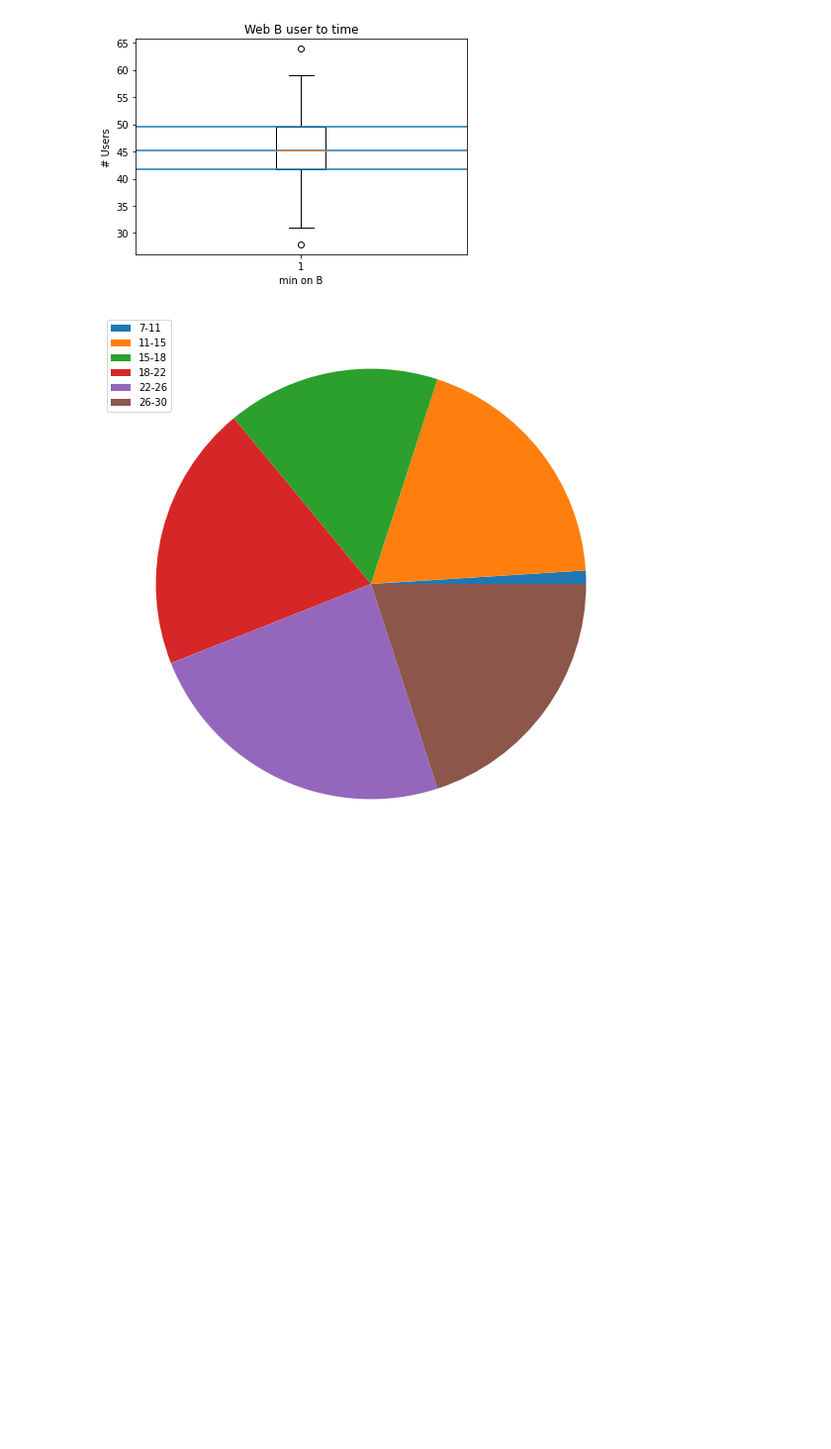
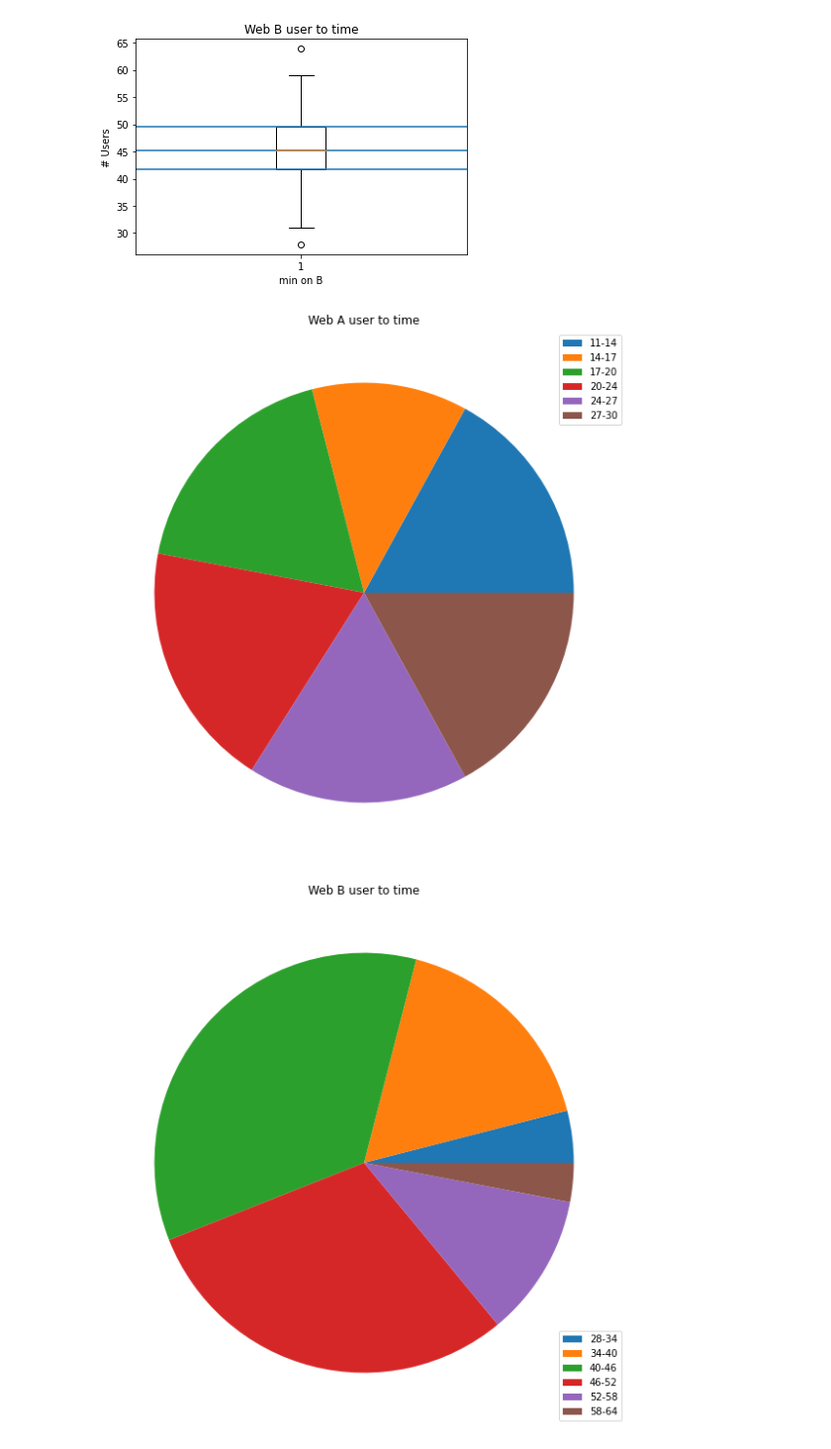
Before and after one commit to Ben-Littell/quality_time, a Jupyter notebook: quality-time.ipynb, the cells around one changed output. Shown: that part at 99% size. Drawn from its saved outputs; the diff is of its cells as text; code cells hidden in the pictures; blank space fills up the shorter version.

Commit message:
Kaggle Notebook | Quality_Time | Version 4

```diff
--- a/quality-time.ipynb
+++ b/quality-time.ipynb
@@ -104,28 +104,31 @@ plotbox(web_b_list,'Web B user to time', 'min on B', '# Users')
 [figure]
 [figure]
 # %%
-def plotpie(data, n):
+def plotpie(data, tit, n=4):
     splits, leg = steps(data, n)
     plt.figure(figsize=(10,10))
     plt.pie(splits)
     plt.legend(leg)
+    plt.title(tit)
     plt.show()
 
 def steps(data, step):
     dran = ((max(data) - min(data)) / step)
     nlist = []
     tlist = []
-    for number in range(step+1):
+    for number in range(1, step+1):
         list2 = []
         for val in data:
-            if val <= min(data) + dran * number and val>min(data)+dran*(number-1):
+            if val<=min(data)+dran*number and val>=min(data)+dran*(number-1):
                 list2.append(val)
         nlist.append(len(list2))
         tlist.append(f'{round(min(data)+dran*(number-1))}-{round(min(data) + dran * number)}')
 
     return nlist, tlist
 
 
-plotpie(web_a_list, 5)
+plotpie(web_a_list, 'Web A user to time', n=6)
+plotpie(web_b_list, 'Web B user to time', n=6)
 # %% [output]
-[figure, old version]
+[figure, new version]
+[figure, added]
```
Also changed, not shown: parts of 1 cell of this notebook.
